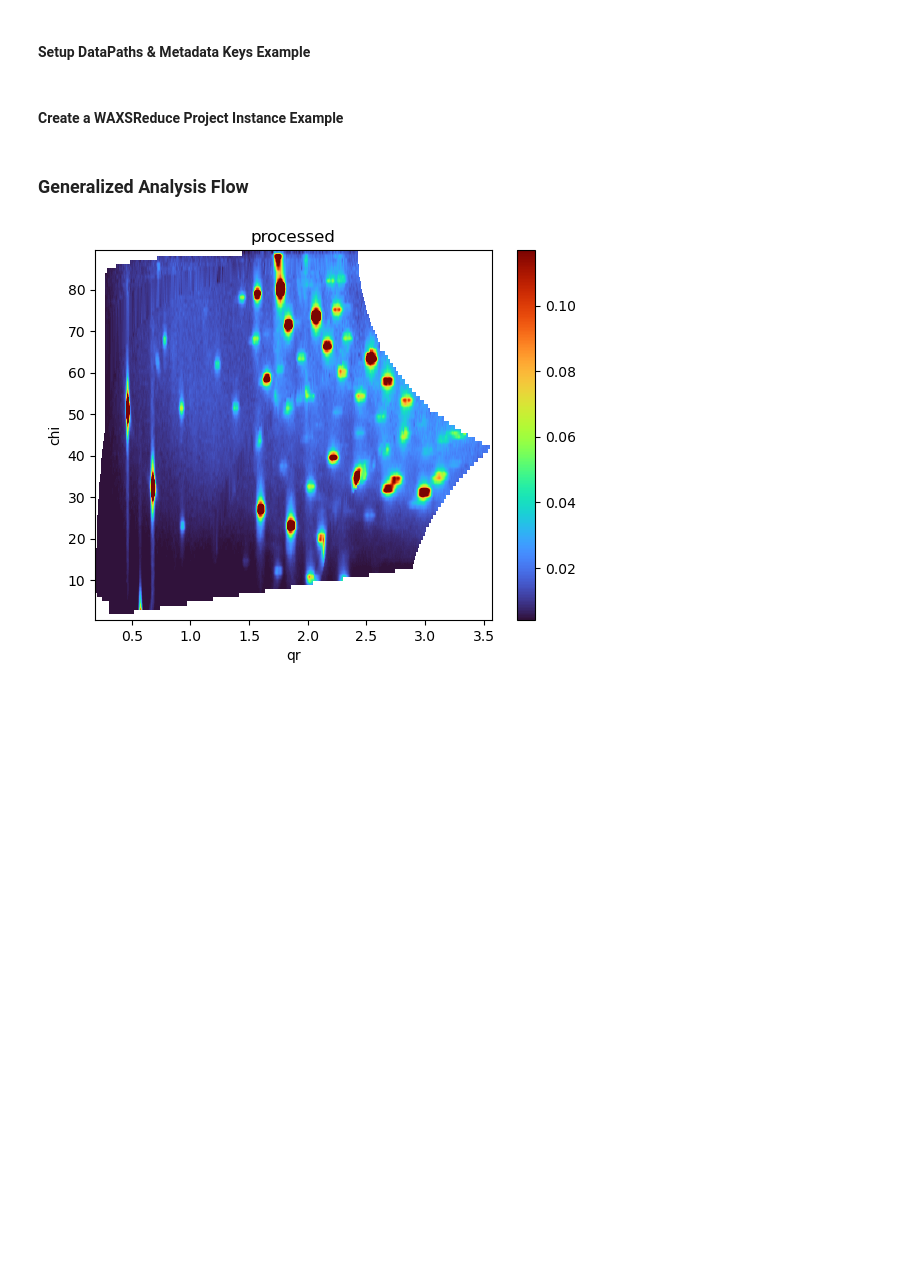
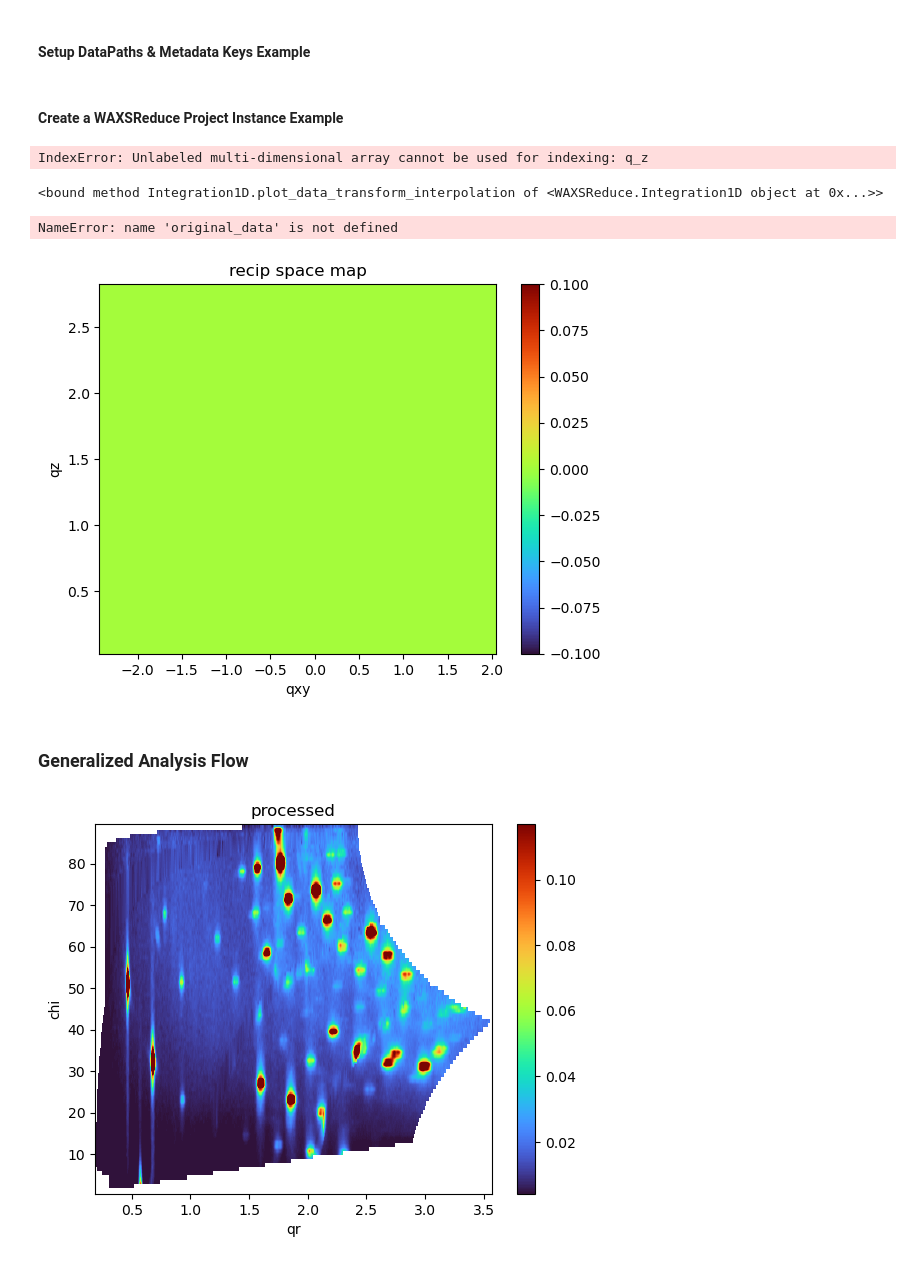
Before and after one commit to ToneyGroupCU/pyWAXS, a Jupyter notebook: pyWAXS_main/WAXSNotebook.ipynb, the cells around one changed output. Saved outputs shown, nothing was run; the diff lists cells and outputs as text; code cells hidden in the pictures; blank space fills up the shorter version.

```diff
--- a/pyWAXS_main/WAXSNotebook.ipynb
+++ b/pyWAXS_main/WAXSNotebook.ipynb
@@ -65,6 +66,56 @@ waxs_analysis = WAXSReduce(poniPath=poniPath,
         tiffPath=tiffPath,
         metadata_keylist=metadata_keylist,
         energy = 12.7)
+
+integrator = Integration1D(waxs_analysis)
+# %%
+# Generate mock data with reduced size
+# size = 500  # Reduced size to avoid MemoryError
+# mock_data = ImageTransform.generate_mock_data(size=size)
+
+# Generate qxy and qz values
+# qxy = np.linspace(-size // 2, size // 2, size)
+# qz = np.linspace(-size // 2, size // 2, size)
+data = waxs_analysis.reciptiff_xr
+qxy, qz = ImageTransform.extractcoord(data)
+
+# Convert to chi and qr
+chi, qr = ImageTransform.convert_to_chi_qr(qxy, qz)
+
+# Interpolate along chi
+interpolated_img = ImageTransform.interpolate_along_chi(chi, qr, data)
+
+# Plot data
+ImageTransform.plot_data(data, chi, qr, interpolated_img)
+# %% [output]
+IndexError: Unlabeled multi-dimensional array cannot be used for indexing: q_z
+# %%
+# Perform azimuthal 1D integration
+chi_range = (-90, 90)  # Replace with your actual range
+qr_range = (0, 4)  # Replace with your actual range
+sum_direction = 'chi'  # Or 'qr', depending on your need
+discretization = 0.1  # Replace with your actual discretization value, if different
+
+integrator.azimuth1D(integrator.reciptiff_xr, chi_range, qr_range, sum_direction, discretization)
+
+# Display the resulting 1D DataArray
+# integrator.display_image1D(integrator.azimuth1D_xr_sum, color='blue')  # Assuming that 'display_image1D' can handle 1D arrays and that 'azimuth1D_xr_sum' is the attribute name where the result is stored.
+
+integrator.plot_data_transform_interpolation
+# %% [output]
+<bound method Integration1D.plot_data_transform_interpolation of <WAXSReduce.Integration1D object at 0x...>>
+# %%
+integrator.plot_data_transform_interpolation(original_data, chi, qr, transformed_data, interpolated_data, chi_range, qr_range)
+# %% [output]
+NameError: name 'original_data' is not defined
+# %%
+# integrator.azimuth1D_xr_sum
+
+integrator.display_image(integrator.img_interpolated, # Display the caked data we will manipulate with the 1D image processing.
+                            title='recip space map',
+                            cmap='turbo')
+# %% [output]
+[figure, added]
 # %% [markdown]
 ### Generalized Analysis Flow
 # %%
```
Also changed, not shown: parts of 21 cells of this notebook, 3 other files.
